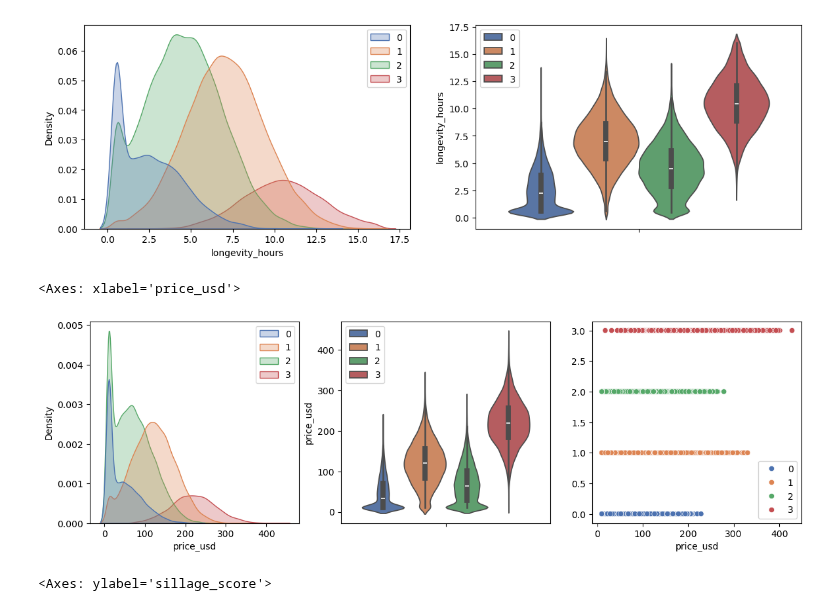
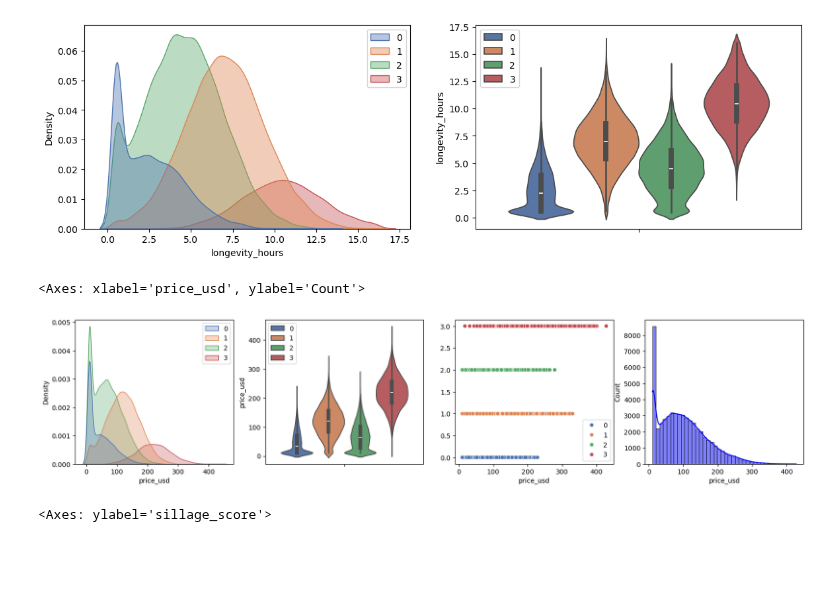
Before and after one commit to sadeclipse/labs.masters, a Jupyter notebook: ml/1lab/lab1.ipynb, the cells around one changed output. Drawn from its saved outputs; the diff is of its cells as text; code cells hidden in the pictures; blank space fills up the shorter version.

```diff
--- a/ml/1lab/lab1.ipynb
+++ b/ml/1lab/lab1.ipynb
@@ -166,13 +171,14 @@ sns.violinplot(y=X_temp['longevity_hours'], hue = y, palette='deep', ax=axes[1])
 <Axes: ylabel='longevity_hours'>
 [figure]
 # %%
-fig, axes = plt.subplots(1, 3, figsize=(14, 4))
+fig, axes = plt.subplots(1, 4, figsize=(20, 4))
 sns.kdeplot(x=X_temp['price_usd'], hue=y, fill=True, alpha = 0.3, palette='deep', ax=axes[0])
-sns.violinplot(y=X_temp['price_usd'], hue = y, palette='deep', ax=axes[1])
-sns.scatterplot(x=X_temp['price_usd'], y = y, hue = y, palette='deep', ax=axes[2])
+sns.violinplot(y=X_temp['price_usd'], hue=y, palette='deep', ax=axes[1])
+sns.scatterplot(x=X_temp['price_usd'], y=y, hue=y, palette='deep', ax=axes[2])
+sns.histplot(x=X_temp['price_usd'], kde=True, ax=axes[3], bins=40, color='blue')
 # %% [output]
-<Axes: xlabel='price_usd'>
+<Axes: xlabel='price_usd', ylabel='Count'>
-[figure, old version]
+[figure, new version]
 # %%
 fig, axes = plt.subplots(1, 2, figsize=(14, 4))
 sns.kdeplot(x=X_temp['sillage_score'], hue=y, fill=True, alpha = 0.3, palette='deep', ax=axes[0])
```
Also changed, not shown: parts of 16 cells of this notebook.
